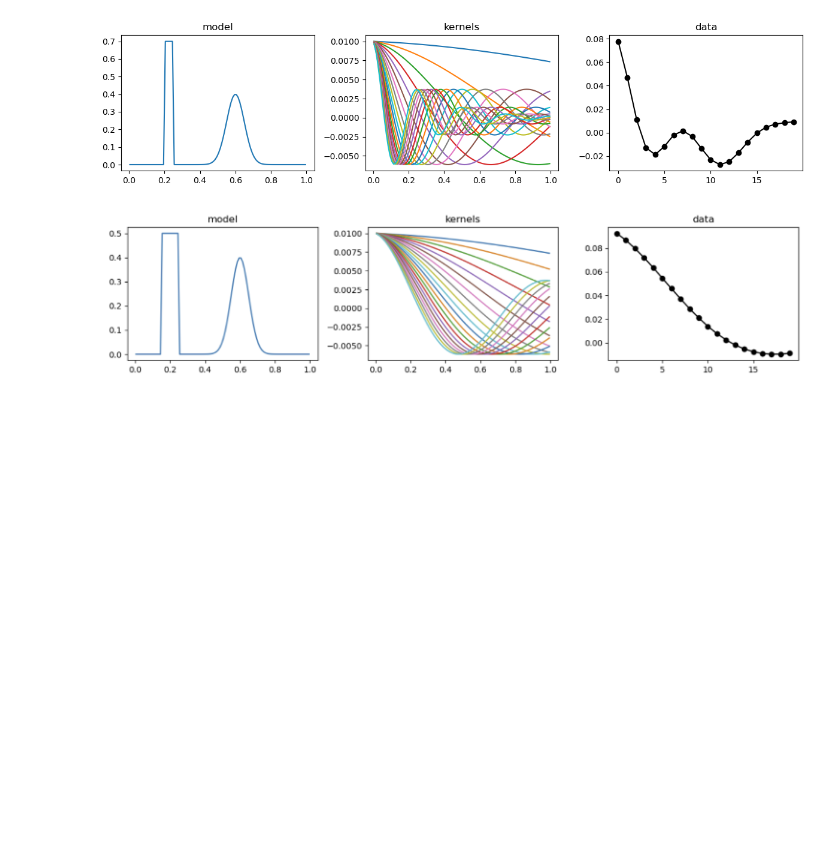
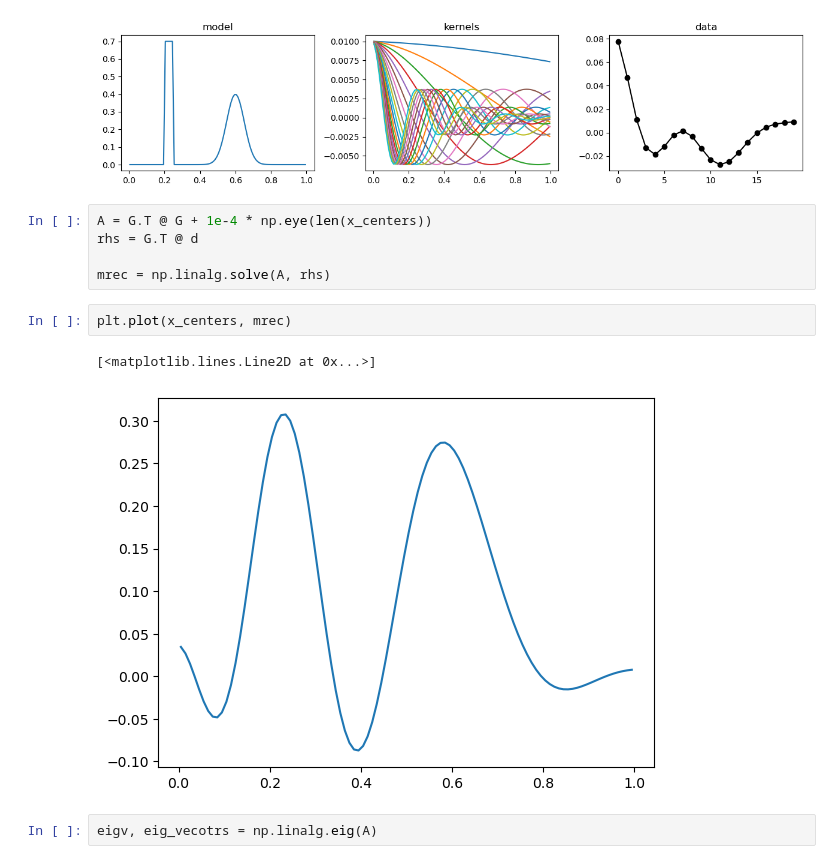
Before and after one commit to lheagy/eosc-454, a Jupyter notebook: lectures/Linear-problem.ipynb, the cells around one changed output. Drawn from its saved outputs; the diff is of its cells as text; blank space fills up the shorter version.

```diff
--- a/lectures/Linear-problem.ipynb
+++ b/lectures/Linear-problem.ipynb
@@ -114,5 +114,15 @@ ax[2].set_title("data")
 plt.tight_layout()
 # %% [output]
 [figure]
-# %% [markdown]
-![image.png](attachment:faeac760-fee6-437d-a6f6-4a99c9eae065.png)
+# %%
+A = G.T @ G + 1e-4 * np.eye(len(x_centers))
+rhs = G.T @ d
+
+mrec = np.linalg.solve(A, rhs)
+# %%
+plt.plot(x_centers, mrec)
+# %% [output]
+[<matplotlib.lines.Line2D at 0x...>]
+[figure, added]
+# %%
+eigv, eig_vecotrs = np.linalg.eig(A)
```
Also changed, not shown: parts of 8 cells of this notebook.
